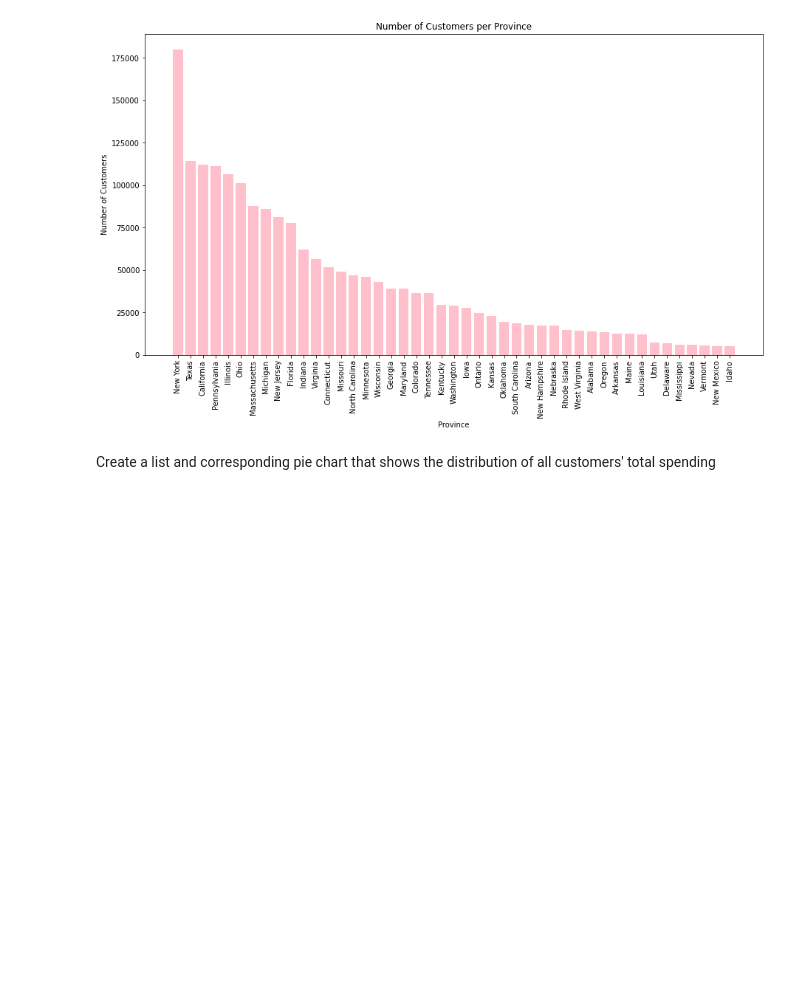
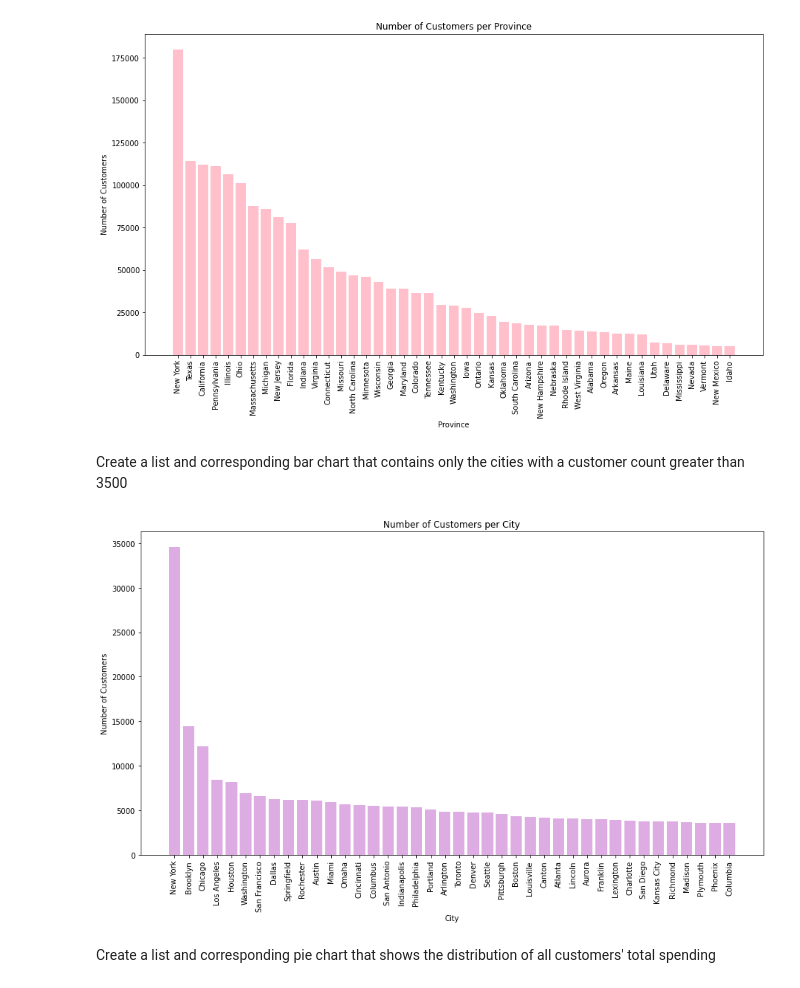
Before and after one commit to ABBYHSWAN/Customer-Data-Visuals, a Jupyter notebook: CustomerDataVisualsation.ipynb, the cells around one changed output. Saved outputs shown, nothing was run; the diff lists cells and outputs as text; code cells hidden in the pictures; blank space fills up the shorter version.

Commit message:
cities added

```diff
--- a/CustomerDataVisualsation.ipynb
+++ b/CustomerDataVisualsation.ipynb
@@ -81,6 +81,41 @@ plt.xticks(rotation = 90)
 plt.show()
 # %% [output]
 [figure]
+# %% [markdown]
+Create a list and corresponding bar chart that contains only the cities with a customer count greater than 3500
+# %%
+city_dict = dict()
+
+for row in data.dropna(subset = 'City')['City']:
+    if row not in city_dict:
+        city_dict[row] = 1
+    else:
+        city_dict[row] = city_dict[row] + 1
+# %%
+cut_city_dict = city_dict
+count = 0
+keys_list = list(cut_city_dict)
+
+while count < len(keys_list):
+    key = keys_list[count]
+    if cut_city_dict[key] < 3500: #minimum customer count per province
+        cut_city_dict.pop(key)
+    count += 1
+
+cut_city_dict = dict(sorted(cut_city_dict.items(), key=lambda x: x[1], reverse = True))
+# %%
+city = list(cut_city_dict.keys())
+customer_count = list(cut_city_dict.values())
+
+plt.figure(figsize = (15, 8))
+plt.bar(city, customer_count, color = '#ddace3')
+plt.title("Number of Customers per City")
+plt.xlabel("City")
+plt.ylabel("Number of Customers")
+plt.xticks(rotation = 90)
+plt.show()
+# %% [output]
+[figure, added]
 # %% [markdown]
 Create a list and corresponding pie chart that shows the distribution of all customers' total spending
 # %%
```
Also changed, not shown: parts of 2 cells of this notebook.
